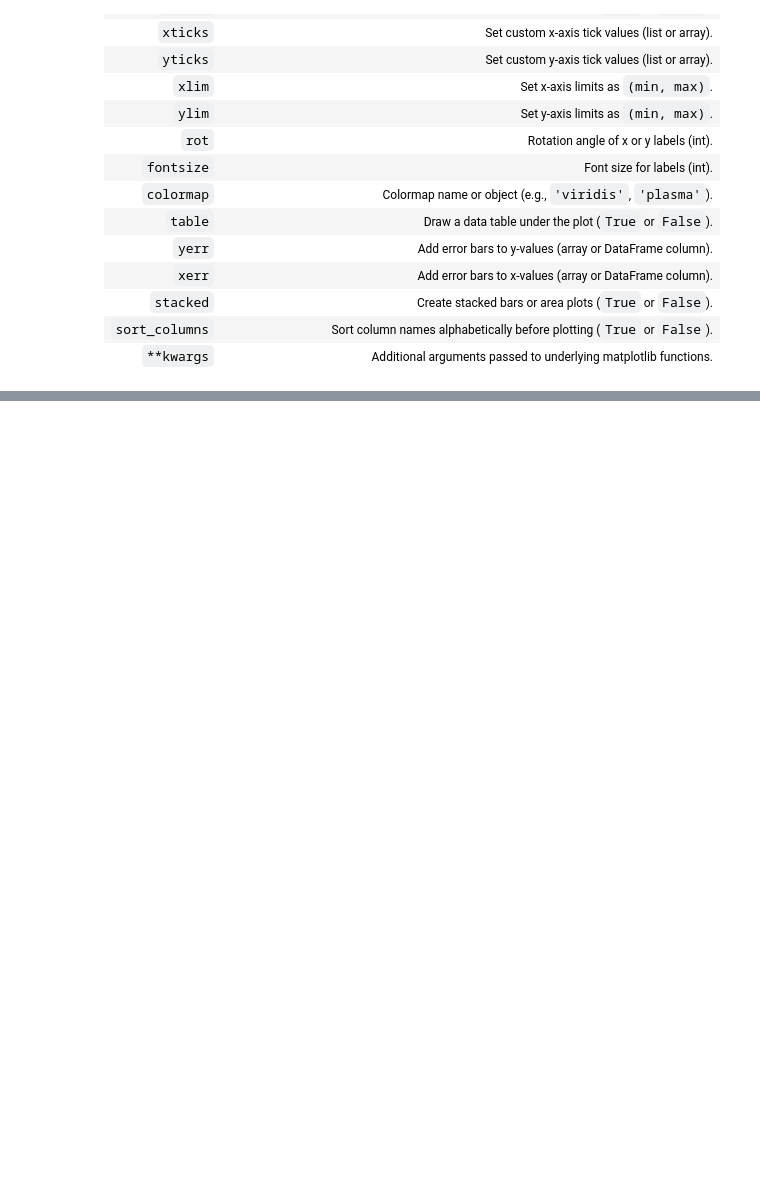
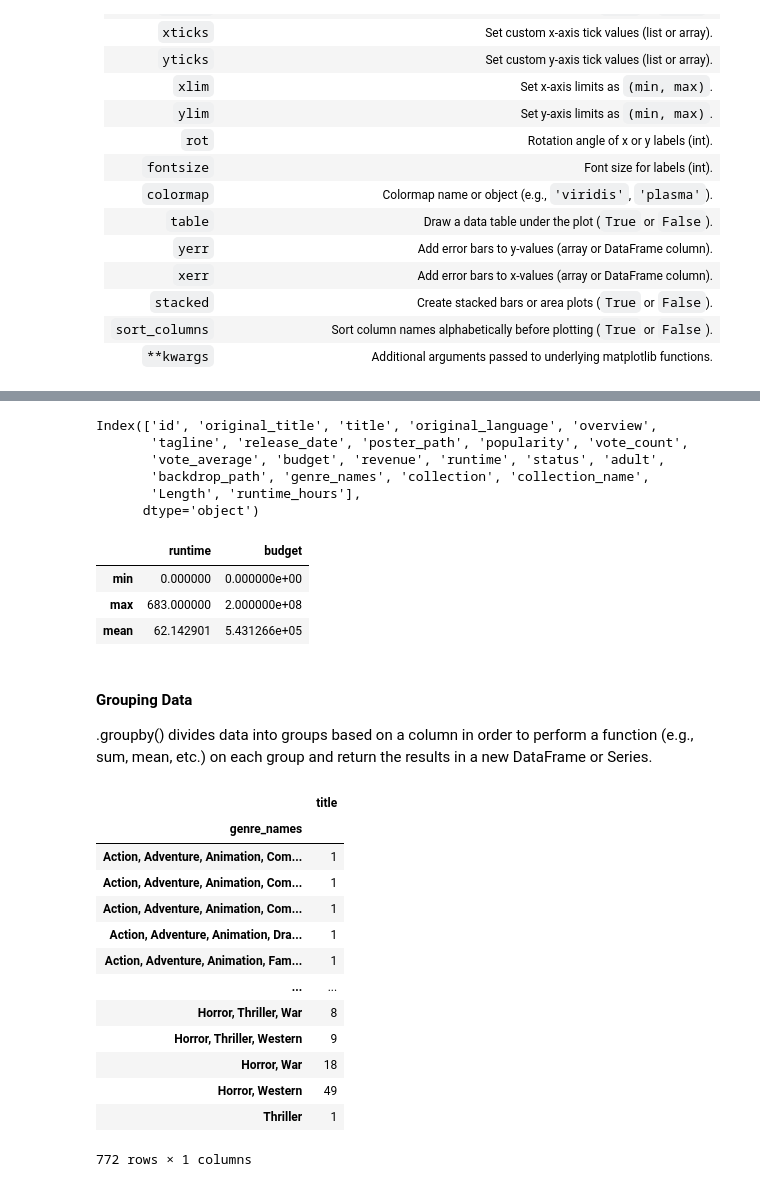
Before and after one commit to ashley-skidmore/horror_movie_playground, a Jupyter notebook: notes/oc_notes_horror.ipynb, the cells around one changed output, grey strips where cells are left out. Cells and saved outputs as stored; diff of their text form; code cells hidden in the pictures; blank space fills up the shorter version.

```diff
--- a/notes/oc_notes_horror.ipynb
+++ b/notes/oc_notes_horror.ipynb
@@ -524,0 +532,42 @@ df['original_language'].value_counts().plot(kind='bar', title='Languages') #valu
+# %%
+#Reminding myself which columns I have to work with
+df.columns
+# %% [output]
+Index(['id', 'original_title', 'title', 'original_language', 'overview',
+       'tagline', 'release_date', 'poster_path', 'popularity', 'vote_count',
+       'vote_average', 'budget', 'revenue', 'runtime', 'status', 'adult',
+       'backdrop_path', 'genre_names', 'collection', 'collection_name',
+       'Length', 'runtime_hours'],
+      dtype='object')
+# %%
+#Let's find the minimum, maximum, and mean runtimes as well as the minimum, maximum, and mean budget.
+df.agg({'runtime' : ['min', 'max', 'mean'], 'budget': ['min', 'max', 'mean']})
+# %% [output]
+|  | runtime | budget |
+| min | 0.000000 | 0.000000e+00 |
+| max | 683.000000 | 2.000000e+08 |
+| mean | 62.142901 | 5.431266e+05 |
+# %% [markdown]
+#### Grouping Data
+.groupby() divides data into groups based on a column in order to perform a function (e.g., sum, mean, etc.) on each group and return the results in a new DataFrame or Series.
+# %%
+#We can group the movies by genre_names and look at the total movies listed for each.
+
+movie_genres = df.groupby('genre_names')[['title']].count() #Counts the number of entries while .sum() would have added them, which would have been inappropriate for strings.
+
+movie_genres
+# %% [output]
+|  | title |
+| genre_names |  |
+| Action, Adventure, Animation, Com... | 1 |
+| Action, Adventure, Animation, Com... | 1 |
+| Action, Adventure, Animation, Com... | 1 |
+| Action, Adventure, Animation, Dra... | 1 |
+| Action, Adventure, Animation, Fam... | 1 |
+| ... | ... |
+| Horror, Thriller, War | 8 |
+| Horror, Thriller, Western | 9 |
+| Horror, War | 18 |
+| Horror, Western | 49 |
+| Thriller | 1 |
+772 rows × 1 columns
```
Also changed, not shown: parts of 18 cells of this notebook.
